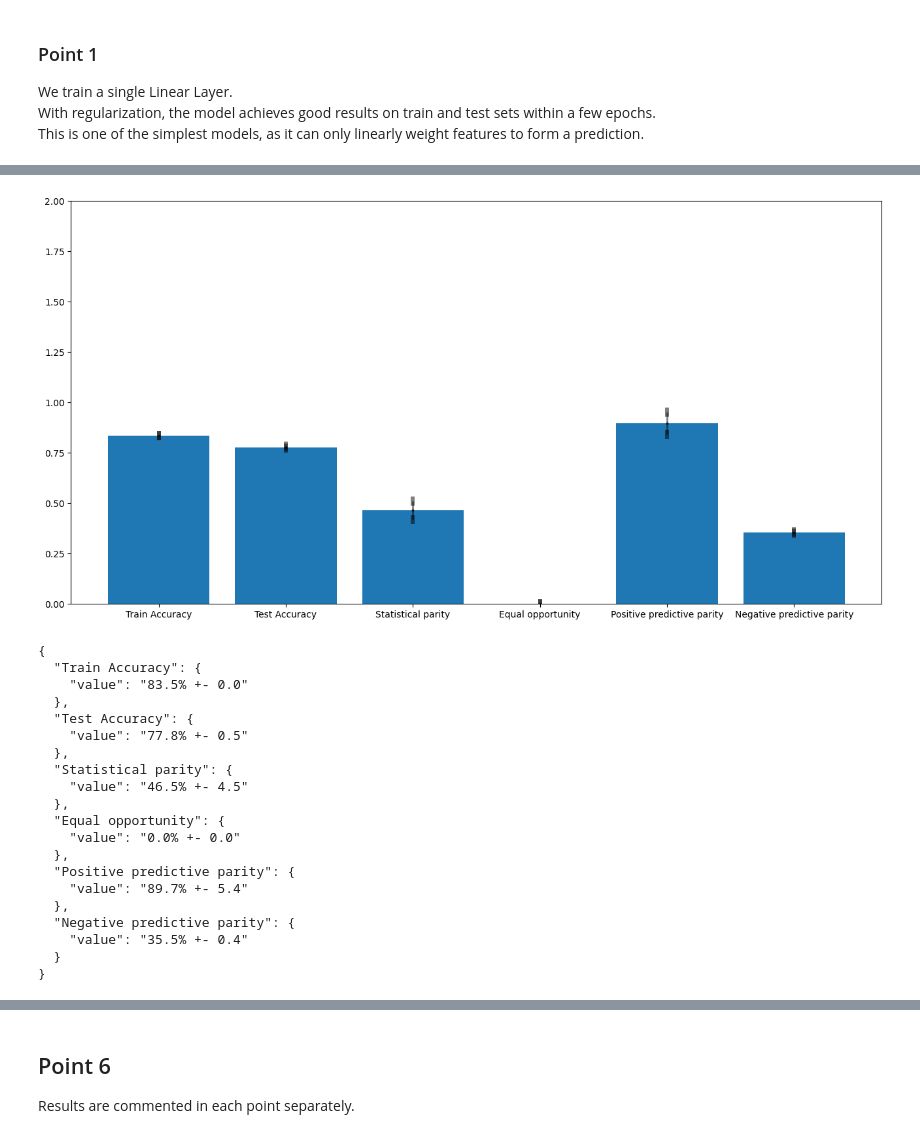
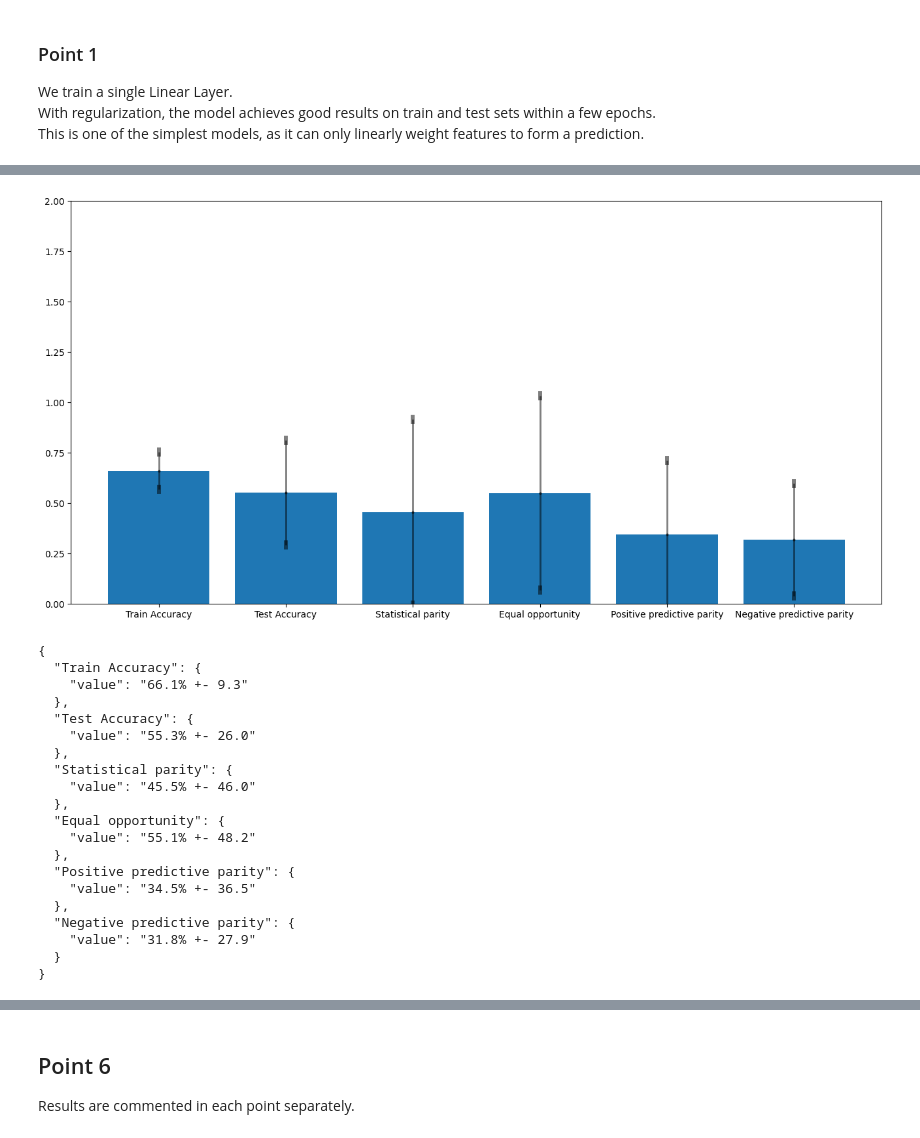
Before and after one commit to mim-uw/eXplainableMachineLearning-2025, a Jupyter notebook: Homeworks/HW1/KonradStaniszewski/KonradStaniszewsk.ipynb, the cells around one changed output, grey strips where cells are left out. Saved outputs shown, nothing was run; the diff lists cells and outputs as text; code cells hidden in the pictures.

```diff
--- a/Homeworks/HW1/KonradStaniszewski/KonradStaniszewsk.ipynb
+++ b/Homeworks/HW1/KonradStaniszewski/KonradStaniszewsk.ipynb
@@ -197,29 +228,27 @@ This is not suprising as those models are more expressive. However they still fa
 # %%
-exp2_data = {'Train Accuracy': [0.8355701565742493, 0.8348944783210754, 0.8353244662284851, 0.8352937698364258, 0.8350480794906616, 0.8352630734443665, 0.8348023891448975, 0.8349559307098389, 0.8351094722747803, 0.835201621055603], 'Test Accuracy': [0.7787604928016663, 0.7807260155677795, 0.7730483412742615, 0.773908257484436, 0.772986888885498, 0.7769793272018433, 0.7785148620605469, 0.7860696315765381, 0.7866838574409485, 0.773908257484436], 'Statistical parity': [0.48467427492141724, 0.5061770677566528, 0.40977007150650024, 0.42454472184181213, 0.41289809346199036, 0.48005837202072144, 0.4560404419898987, 0.53014075756073, 0.5269279479980469, 0.41401955485343933], 'Equal opportunity': [0.0, 0.0, 0.0, 0.0, 0.0, 0.0, 0.0, 0.0, 0.0, 0.0], 'Positive predictive parity': [0.8701754351842217, 0.859045759047395, 0.9853574512091914, 0.9049657560108297, 0.9855324267881331, 0.9017201066090681, 0.8746838994979308, 0.8242809320028235, 0.8296935048568537, 0.9343715229552395], 'Negative predictive parity': [0.3543193296076082, 0.35220900206066963, 0.358722841495906, 0.3591010453033186, 0.3586415825127496, 0.3547010881548059, 0.35584695909770386, 0.3478771255876427, 0.34739712500282677, 0.3589525200363936]}
+exp3_data = {'Train Accuracy': [0.6666666865348816, 0.6618603467941284, 0.7251908183097839, 0.6590330600738525, 0.7777777910232544, 0.7348034977912903, 0.545660138130188, 0.6511167883872986, 0.45207804441452026, 0.73508620262146], 'Test Accuracy': [0.23622627556324005, 0.7637737393379211, 0.23125115036964417, 0.236164852976799, 0.7637737393379211, 0.7646335959434509, 0.23622627556324005, 0.7643879652023315, 0.7682574987411499, 0.7641422748565674], 'Statistical parity': [1.0, 0.0, 1.0038877725601196, 1.0000921487808228, 0.0, 0.15410158038139343, 1.0, 0.0, 0.39409583806991577, 0.0], 'Equal opportunity': [1.0, 0.0, 0.9988261461257935, 1.0003072023391724, 0.0, 0.4245111048221588, 1.0, 0.0, 1.0856349468231201, 0.0], 'Positive predictive parity': [0.36300953567140615, 0.0, 0.36117921866763675, 0.36308762277664575, 0.0, 1.0, 0.36300953567140615, 0.0, 1.0, 0.0], 'Negative predictive parity': [0.0, 0.36300953567140615, 1.0, 0.0, 0.36300953567140615, 0.36347847706044123, 0.0, 0.363792571800657, 0.3611798685955217, 0.36347877910689197]}
 
 
-
-
-plot_data(exp2_data)
+plot_data(exp3_data)
 # %% [output]
-[figure, old version]
+[figure, new version]
 {
   "Train Accuracy": {
-    "value": "83.5% +- 0.0"
+    "value": "66.1% +- 9.3"
   },
   "Test Accuracy": {
-    "value": "77.8% +- 0.5"
+    "value": "55.3% +- 26.0"
   },
   "Statistical parity": {
-    "value": "46.5% +- 4.5"
+    "value": "45.5% +- 46.0"
   },
   "Equal opportunity": {
-    "value": "0.0% +- 0.0"
+    "value": "55.1% +- 48.2"
   },
   "Positive predictive parity": {
-    "value": "89.7% +- 5.4"
+    "value": "34.5% +- 36.5"
   },
   "Negative predictive parity": {
-    "value": "35.5% +- 0.4"
+    "value": "31.8% +- 27.9"
   }
 }
```
Also changed, not shown: parts of 12 cells of this notebook.
